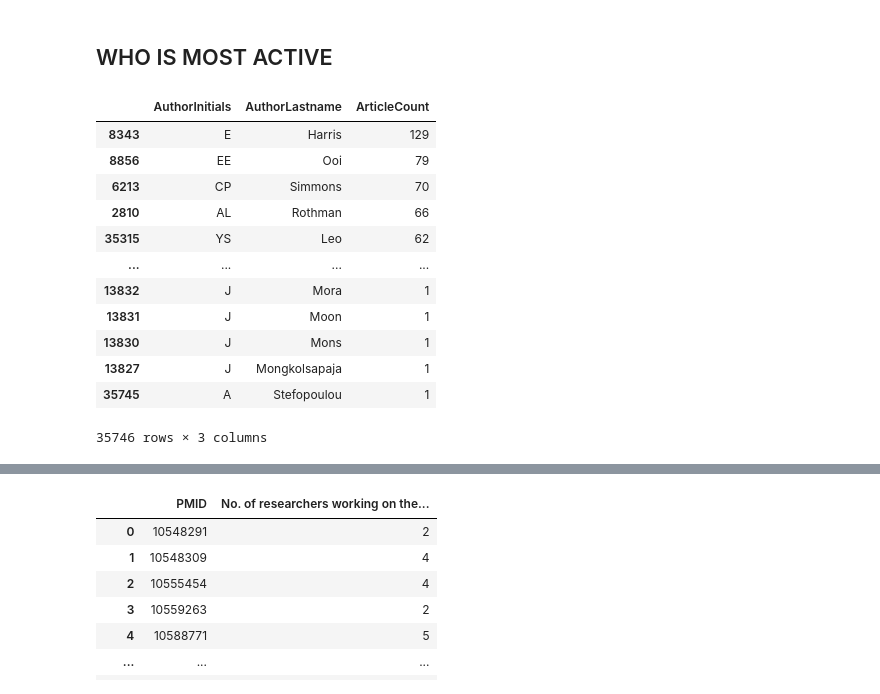
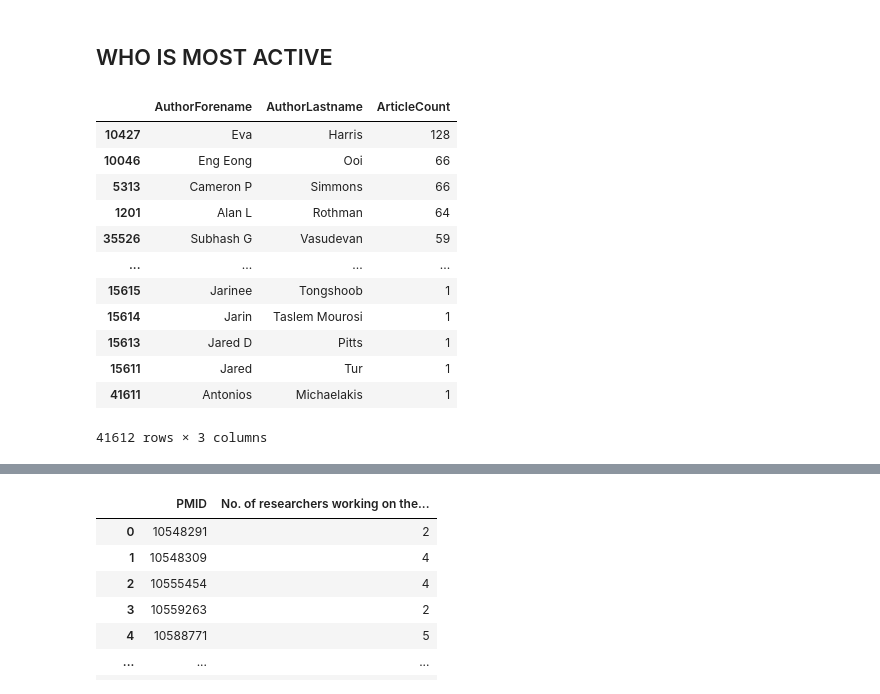
Before and after one commit to gnc506/Skills_Assessment, a Jupyter notebook: Skills_Assessment_2.ipynb, the cells around one changed output, grey strips where cells are left out. Cells and saved outputs as stored; diff of their text form; code cells hidden in the pictures.

```diff
--- a/Skills_Assessment_2.ipynb
+++ b/Skills_Assessment_2.ipynb
@@ -22,16 +54,18 @@ articles_data = pd.read_csv('/content/articles.Dengue.csv')
 authors_data = pd.read_csv('/content/authors.Dengue.csv')
 paper_count_data = pd.read_csv('/content/paper_counts.csv')
 # %%
-#Affiliation of institutes with the number of articles posted.
+#Institutes with the most number of articles published.
+articles_data1 = articles_data.copy()
+articles_data1['FirstAuthorAffiliation'] = articles_data['FirstAuthorAffiliation'].fillna(method='ffill')
+articles_data1
 
-authors_data['AuthorAffiliation'] = authors_data['AuthorAffiliation'].fillna(method='ffill')
-authors_data
-
-authors_data.to_csv('author_data.csv')
-
-authors1 = authors_data.groupby('AuthorAffiliation')['PMID'].count().reset_index()
+#authors_data.to_csv('author_data.csv')
+authors1 = authors_data.copy()
+authors1['AuthorAffiliation'] = authors1['AuthorAffiliation'].fillna(method='ffill')
+authors1 = authors1.groupby('AuthorAffiliation')['PMID'].count().reset_index()
 authors2 = authors1.sort_values(by = 'PMID', ascending = False)
-authors2.rename(columns= {'AuthorAffiliation' : 'Institute', 'PMID' : 'Number of articles published'})
+authors2 = authors2.rename(columns= {'AuthorAffiliation' : 'Institute', 'PMID' : 'Number of articles published'})
+authors2
 # %% [output]
 |  | Institute | Number of articles published |
 | 12361 | Environmental Health Institute, N... | 77 |
@@ -79,21 +333,21 @@ aad.head(10)
 # %%
 # Total number of article contributions by an author
 
-author_activity = authors_data.groupby(['AuthorInitials', 'AuthorLastname']).size().reset_index(name='ArticleCount')
+author_activity = authors_data.groupby(['AuthorForename', 'AuthorLastname']).size().reset_index(name='ArticleCount')
 most_active_authors = author_activity.sort_values(by='ArticleCount', ascending=False)
 most_active_authors
 # %% [output]
-|  | AuthorInitials | AuthorLastname | ArticleCount |
-| 8343 | E | Harris | 129 |
-| 8856 | EE | Ooi | 79 |
-| 6213 | CP | Simmons | 70 |
-| 2810 | AL | Rothman | 66 |
-| 35315 | YS | Leo | 62 |
+|  | AuthorForename | AuthorLastname | ArticleCount |
+| 10427 | Eva | Harris | 128 |
+| 10046 | Eng Eong | Ooi | 66 |
+| 5313 | Cameron P | Simmons | 66 |
+| 1201 | Alan L | Rothman | 64 |
+| 35526 | Subhash G | Vasudevan | 59 |
 | ... | ... | ... | ... |
-| 13832 | J | Mora | 1 |
-| 13831 | J | Moon | 1 |
-| 13830 | J | Mons | 1 |
-| 13827 | J | Mongkolsapaja | 1 |
-| 35745 | Α | Stefopoulou | 1 |
+| 15615 | Jarinee | Tongshoob | 1 |
+| 15614 | Jarin | Taslem Mourosi | 1 |
+| 15613 | Jared D | Pitts | 1 |
+| 15611 | Jared | Tur | 1 |
+| 41611 | Αntonios | Michaelakis | 1 |
-35746 rows × 3 columns
+41612 rows × 3 columns
 # %%
```
Also changed, not shown: parts of 35 cells of this notebook.
